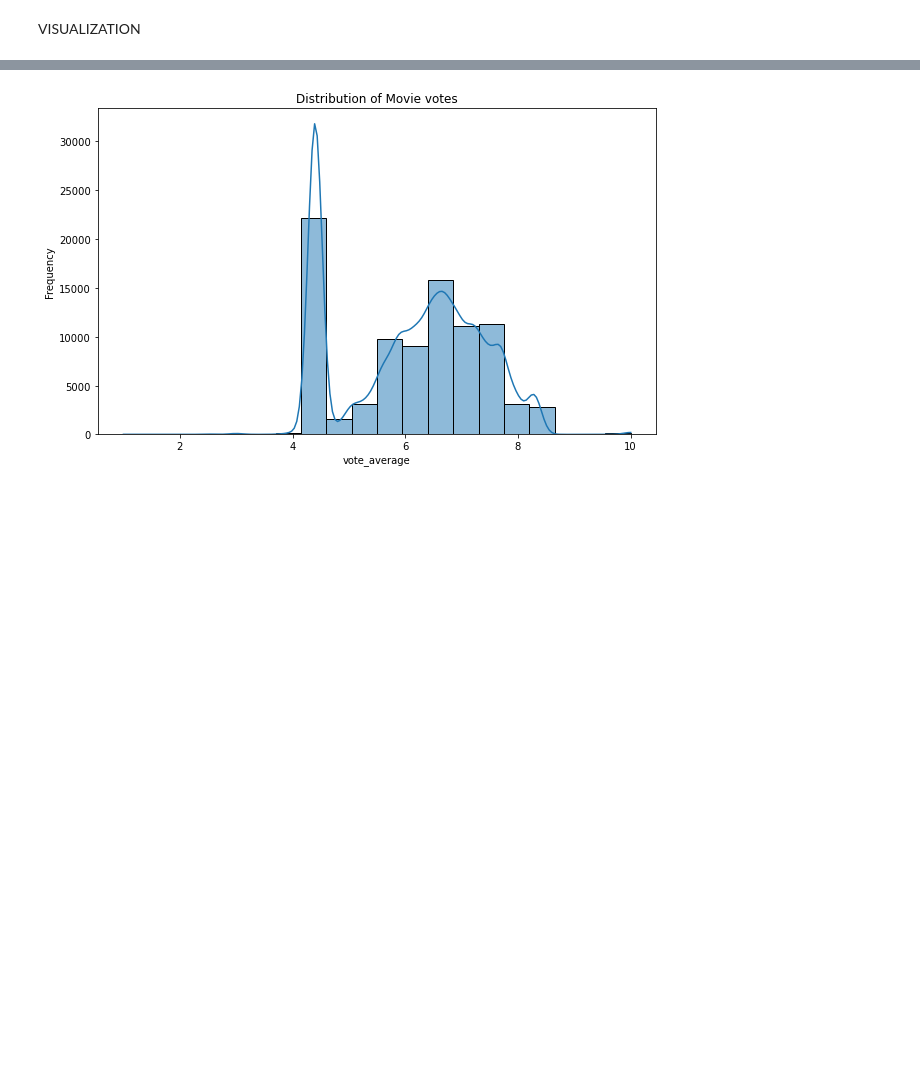
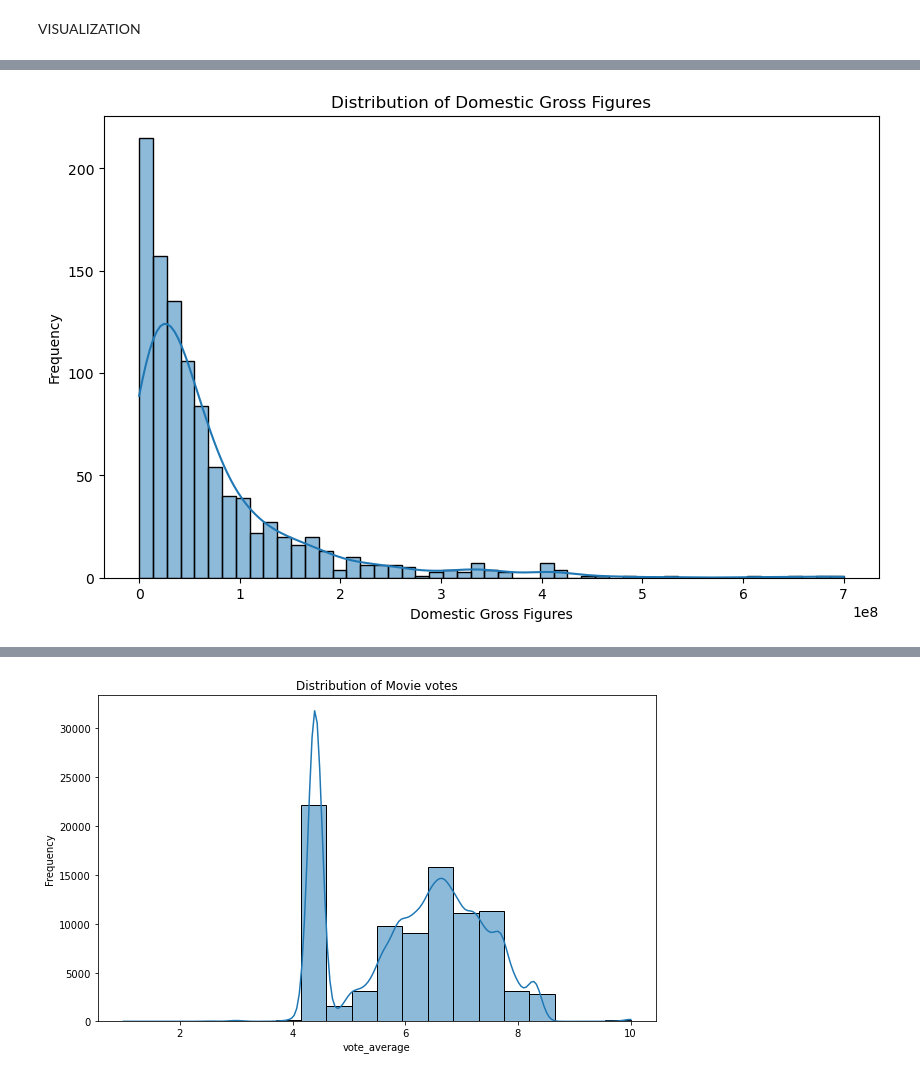
Before and after one commit to Luwate/dsc-phase-2-project-v3, a Jupyter notebook: student.ipynb, the cells around one changed output, grey strips where cells are left out. Cells and saved outputs as stored; diff of their text form; code cells hidden in the pictures; blank space fills up the shorter version.

```diff
--- a/student.ipynb
+++ b/student.ipynb
@@ -854,0 +910,9 @@ plt.show()
+# %%
+plt.figure(figsize=(10, 6))
+sns.histplot(gross_figs['domestic_gross'], bins='auto', kde=True)
+plt.title('Distribution of Domestic Gross Figures')
+plt.xlabel('Domestic Gross Figures')
+plt.ylabel('Frequency')
+plt.show()
+# %% [output]
+[figure, added]
```
Also changed, not shown: parts of 24 cells of this notebook, 1 other file.
